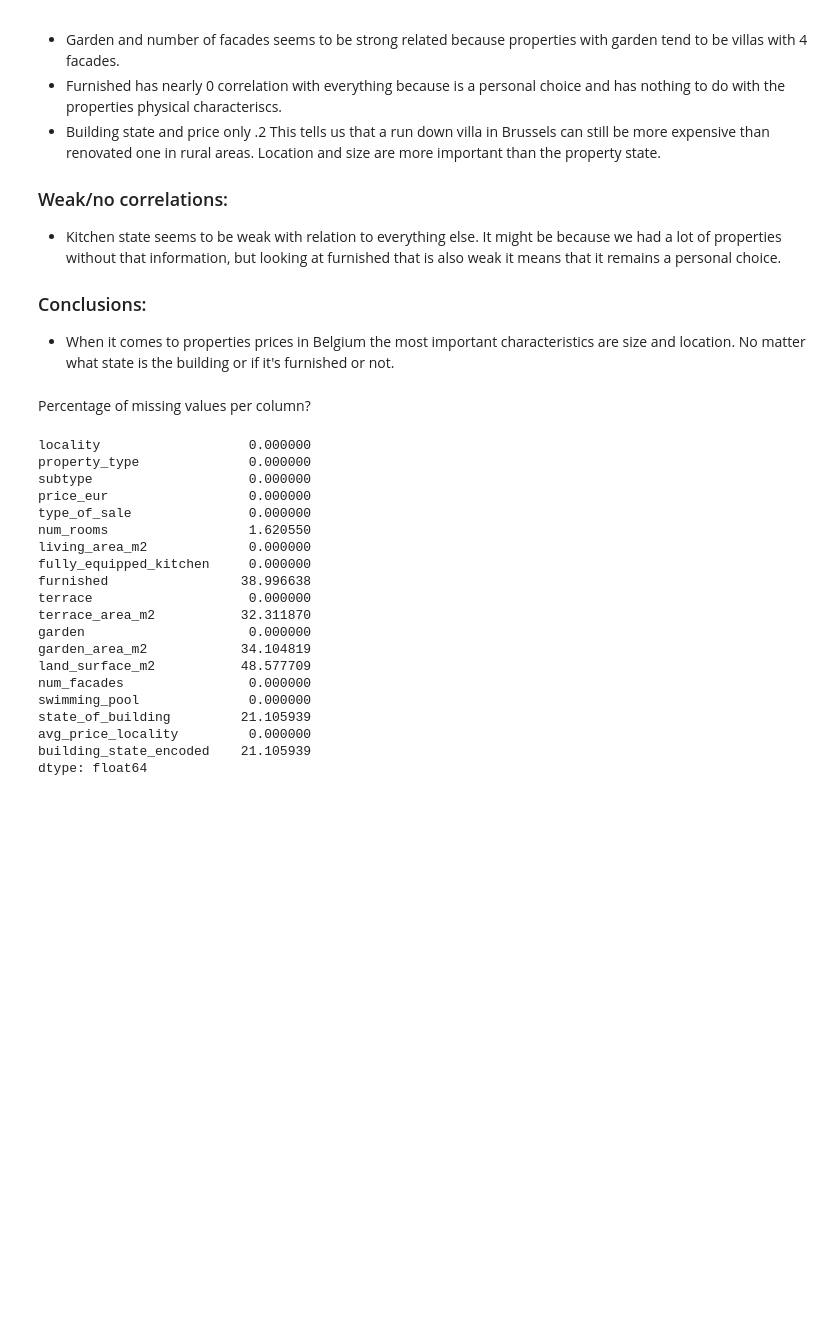
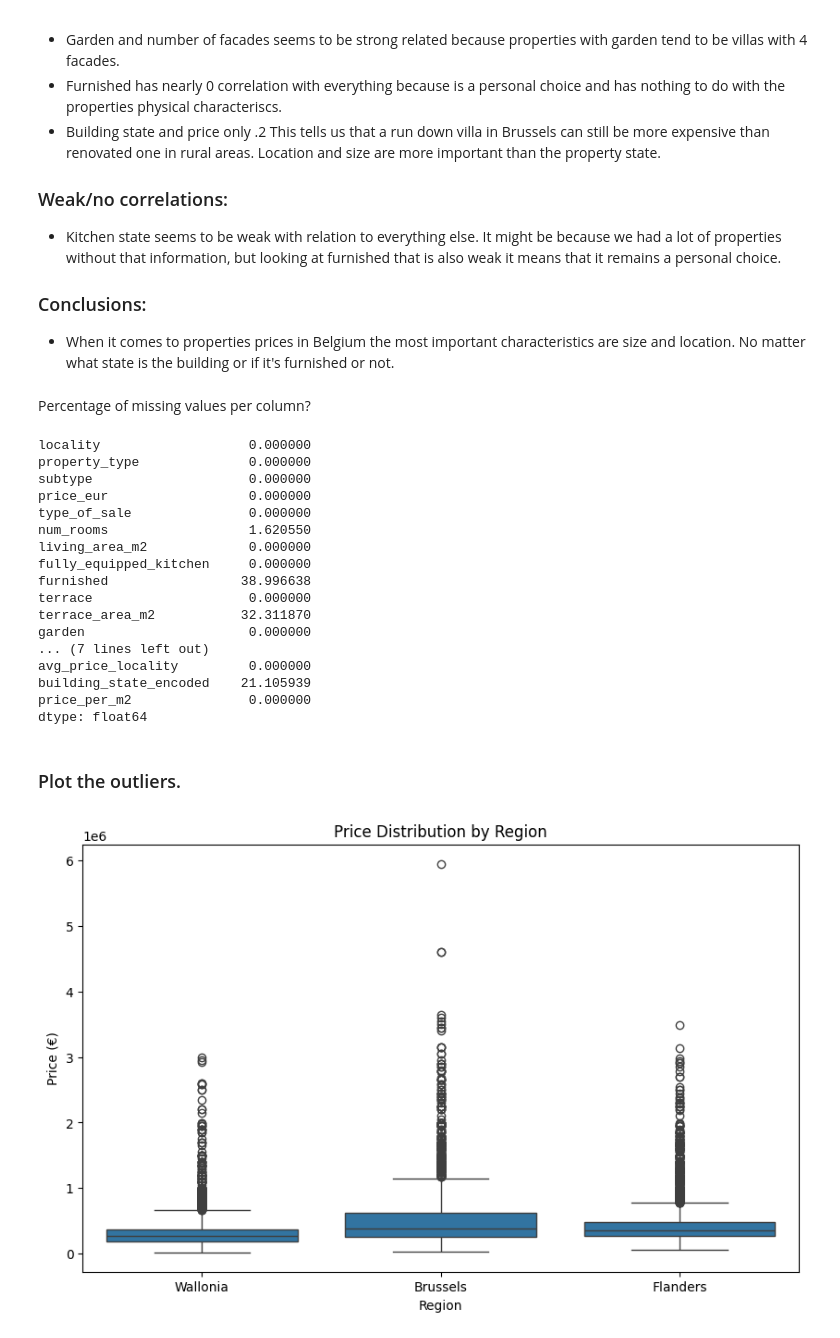
Before and after one commit to modev-git/immo-eliza, a Jupyter notebook: analysis/analysis.ipynb, the cells around one changed output. Cells and saved outputs as stored; diff of their text form; code cells hidden in the pictures; blank space fills up the shorter version.

```diff
--- a/analysis/analysis.ipynb
+++ b/analysis/analysis.ipynb
@@ -55,7 +55,7 @@ df = df[df['living_area_m2'] > 10]
 df = df[df['price_eur'] > 10000]
 
 #remove garden area more than 5000 m2. data error or unusual property. keep the null values
-df = df[(df['garden_area_m2'] <= 5000) | (df['garden_area_m2'].isna())] #safe to do bevause there re only 137 properties out of 23000
+df = df[(df['garden_area_m2'] <= 5000) | (df['garden_area_m2'].isna())] #safe to do because there are only 137 properties out of 23000
 
 #remove garden area more than 5000 m2. data error or unusual property. keep the null values
 df = df[(df['living_area_m2'] <= 1000) | (df['living_area_m2'].isna())] # only 57 properties
@@ -68,6 +68,28 @@ df = df.dropna(subset=['price_eur'])
 
 #remove houses with price less than 20k. most likely errors.
 df = df[df['price_eur'] >= 20000] #removes 6 property
+
+#create price_per_sqm
+df['price_per_m2'] = (df['price_eur'] / df['living_area_m2']).round(2)
+
+#_________________________________________________
+#Create postal codes and assign to each region
+#_________________________________________________
+df['postal_code'] = df['locality'].str.extract(r'(\d{4})').astype(int) #take only the first 4 digit to create postal codes
+
+#function that assign postal codes based on region
+def get_region(postal_code):
+    if 1000 <= postal_code <= 1299:
+        return 'Brussels'
+    elif (1300 <= postal_code <= 1499) or (4000 <= postal_code <= 7999):
+        return 'Wallonia'
+    else:
+        return 'Flanders'
+
+df['region'] = df['postal_code'].apply(get_region)
+
+#reset the index after cleaning
+df = df.reset_index(drop=True)
 # %% [markdown]
 Step 2 : Data Analysis
 Now that the data has been collected and cleaned, it is time for the analysis. How many variables and inputs do you have? And so on...
@@ -171,11 +193,19 @@ furnished                 38.996638
 terrace                    0.000000
 terrace_area_m2           32.311870
 garden                     0.000000
-garden_area_m2            34.104819
-land_surface_m2           48.577709
-num_facades                0.000000
-swimming_pool              0.000000
-state_of_building         21.105939
+... (7 lines left out)
 avg_price_locality         0.000000
 building_state_encoded    21.105939
+price_per_m2               0.000000
 dtype: float64
+# %% [markdown]
+### Plot the outliers.
+# %%
+plt.figure(figsize=(10, 6))
+sns.boxplot(data=df, x='region', y='price_eur')
+plt.title('Price Distribution by Region')
+plt.xlabel('Region')
+plt.ylabel('Price (€)')
+plt.show()
+# %% [output]
+[figure, added]
```
Also changed, not shown: parts of 23 cells of this notebook.
